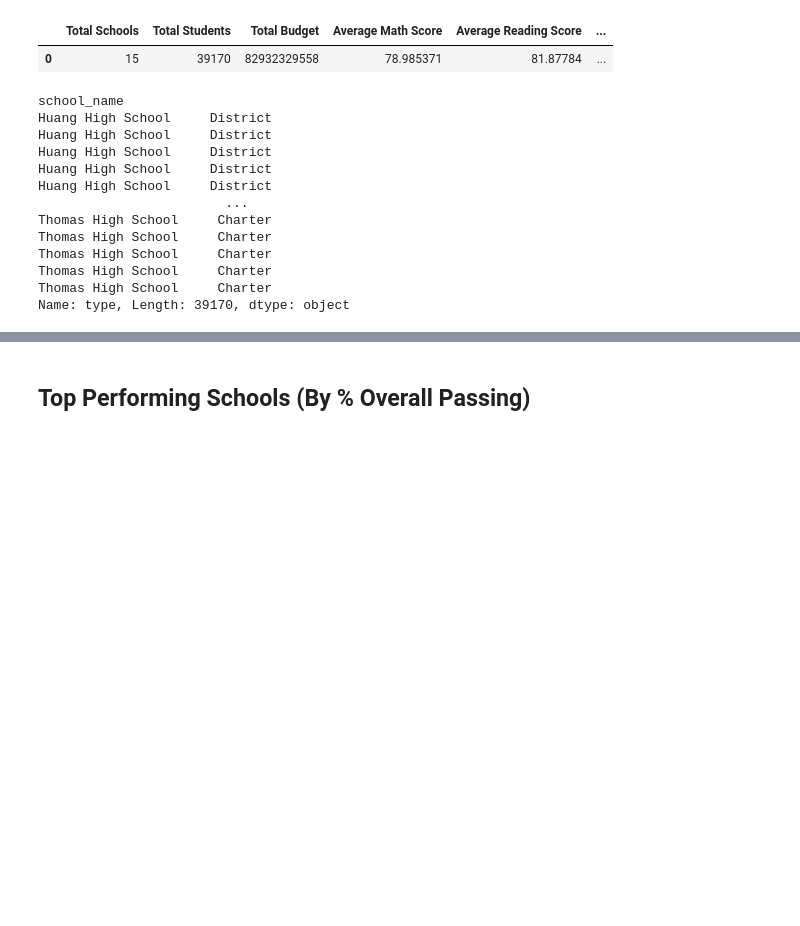
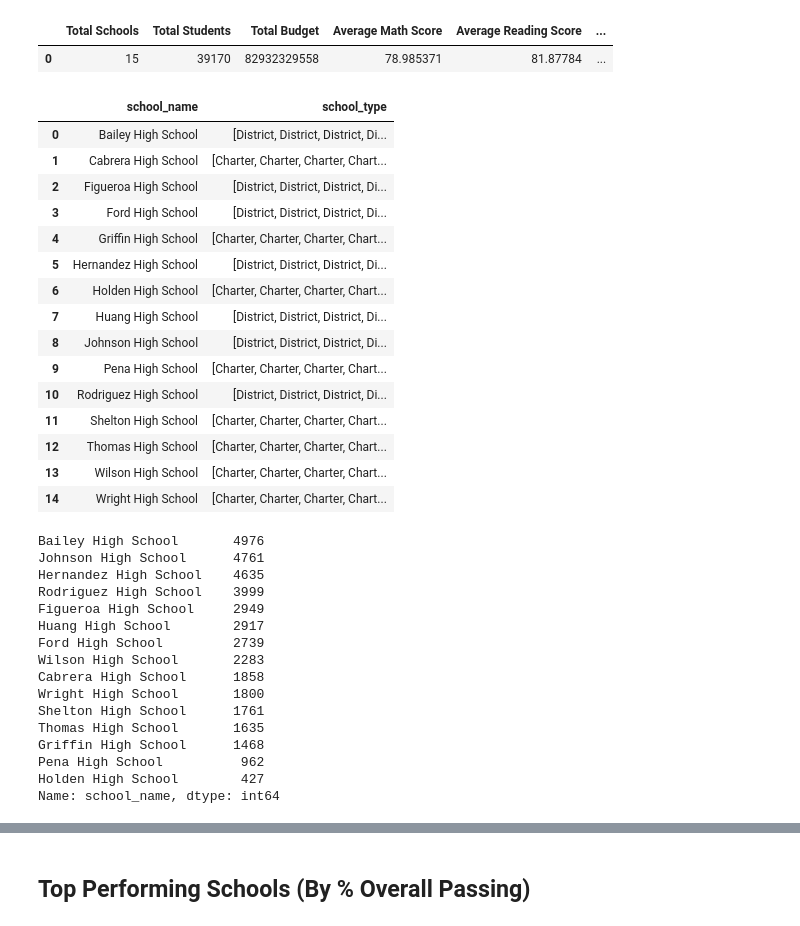
Before and after one commit to JennyShea/pandas-challenge, a Jupyter notebook: PyCitySchools_starter.ipynb, the cells around one changed output, grey strips where cells are left out. Cells and saved outputs as stored; diff of their text form; code cells hidden in the pictures; blank space fills up the shorter version.

```diff
--- a/PyCitySchools_starter.ipynb
+++ b/PyCitySchools_starter.ipynb
@@ -128,29 +128,45 @@ district_summary
 # %% [output]
 |  | Total Schools | Total Students | Total Budget | Average Math Score | Average Reading Score | ... |
 | 0 | 15 | 39170 | 82932329558 | 78.985371 | 81.87784 | ... |
+# %%
+#make a table grouped by school name that shows the same info as above for each school
+school_types = merge_df.groupby("school_name")["type"].apply(list).reset_index(name="school_type")
+school_types
+# %% [output]
+|  | school_name | school_type |
+| 0 | Bailey High School | [District, District, District, Di... |
+| 1 | Cabrera High School | [Charter, Charter, Charter, Chart... |
+| 2 | Figueroa High School | [District, District, District, Di... |
+| 3 | Ford High School | [District, District, District, Di... |
+| 4 | Griffin High School | [Charter, Charter, Charter, Chart... |
+| 5 | Hernandez High School | [District, District, District, Di... |
+| 6 | Holden High School | [Charter, Charter, Charter, Chart... |
+| 7 | Huang High School | [District, District, District, Di... |
+| 8 | Johnson High School | [District, District, District, Di... |
+| 9 | Pena High School | [Charter, Charter, Charter, Chart... |
+| 10 | Rodriguez High School | [District, District, District, Di... |
+| 11 | Shelton High School | [Charter, Charter, Charter, Chart... |
+| 12 | Thomas High School | [Charter, Charter, Charter, Chart... |
+| 13 | Wilson High School | [Charter, Charter, Charter, Chart... |
+| 14 | Wright High School | [Charter, Charter, Charter, Chart... |
 # %%
-#make a table grouped by school name that shows the same info as above for each school
-school_types = merge_df.set_index(["school_name"])["type"]
-
 #sum the number of times a school appears in the table, each row is one student
 total_students_by_school = merge_df["school_name"].value_counts()
-
-#get the budget for each school and then the buget per student
-school_budget = merge_df.groupby(["school_name"]).mean()["budget"]
-school_budget_per_capita = school_budget / total_students_by_school
-
-school_types
+total_students_by_school
 # %% [output]
-school_name
-Huang High School     District
-Huang High School     District
-Huang High School     District
-Huang High School     District
-Huang High School     District
-                        ...
-Thomas High School     Charter
-Thomas High School     Charter
-Thomas High School     Charter
-Thomas High School     Charter
-Thomas High School     Charter
-Name: type, Length: 39170, dtype: object
+Bailey High School       4976
+Johnson High School      4761
+Hernandez High School    4635
+Rodriguez High School    3999
+Figueroa High School     2949
+Huang High School        2917
+Ford High School         2739
+Wilson High School       2283
+Cabrera High School      1858
+Wright High School       1800
+Shelton High School      1761
+Thomas High School       1635
+Griffin High School      1468
+Pena High School          962
+Holden High School        427
+Name: school_name, dtype: int64
```
Also changed, not shown: parts of 18 cells of this notebook.
